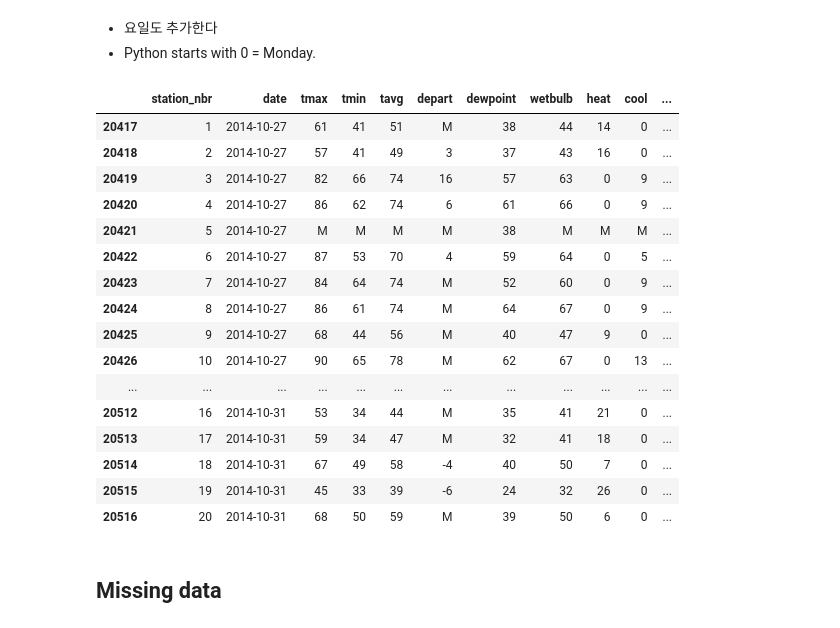
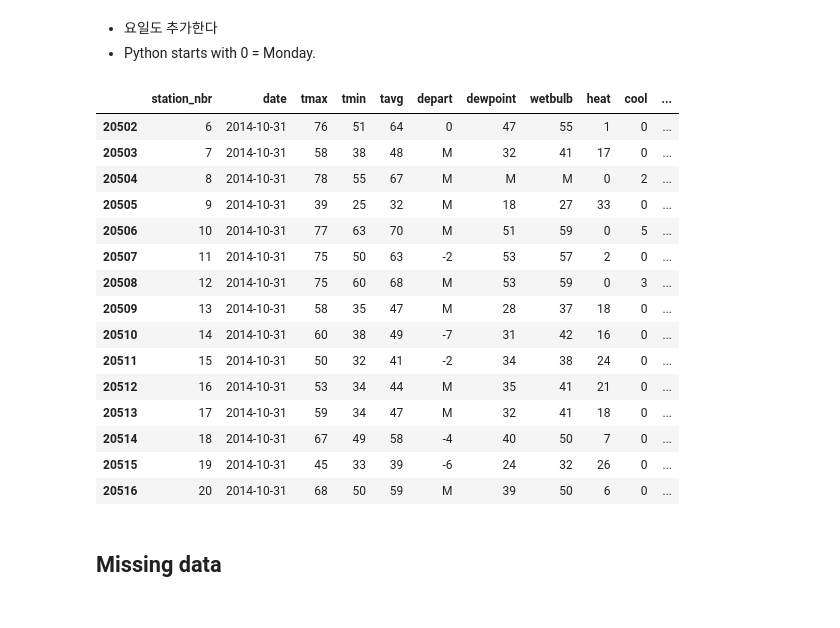
Before and after one commit to j-haaaaan/dss7_regproj1-walmart, a Jupyter notebook: EDA(Preprocessing).ipynb, the cells around one changed output. Saved outputs shown, nothing was run; the diff lists cells and outputs as text; code cells hidden in the pictures.

```diff
--- a/EDA(Preprocessing).ipynb
+++ b/EDA(Preprocessing).ipynb
@@ -121,20 +121,19 @@ for i in range(len(df_wal_weather)):
 # %%
 df_wal_weather['weekday'] = weekday
 # %%
-df_wal_weather.tail(100)
+df_wal_weather.tail(15)
 # %% [output]
 |  | station_nbr | date | tmax | tmin | tavg | depart | dewpoint | wetbulb | heat | cool | ... |
-| 20417 | 1 | 2014-10-27 | 61 | 41 | 51 | M | 38 | 44 | 14 | 0 | ... |
-| 20418 | 2 | 2014-10-27 | 57 | 41 | 49 | 3 | 37 | 43 | 16 | 0 | ... |
-| 20419 | 3 | 2014-10-27 | 82 | 66 | 74 | 16 | 57 | 63 | 0 | 9 | ... |
-| 20420 | 4 | 2014-10-27 | 86 | 62 | 74 | 6 | 61 | 66 | 0 | 9 | ... |
-| 20421 | 5 | 2014-10-27 | M | M | M | M | 38 | M | M | M | ... |
-| 20422 | 6 | 2014-10-27 | 87 | 53 | 70 | 4 | 59 | 64 | 0 | 5 | ... |
-| 20423 | 7 | 2014-10-27 | 84 | 64 | 74 | M | 52 | 60 | 0 | 9 | ... |
-| 20424 | 8 | 2014-10-27 | 86 | 61 | 74 | M | 64 | 67 | 0 | 9 | ... |
-| 20425 | 9 | 2014-10-27 | 68 | 44 | 56 | M | 40 | 47 | 9 | 0 | ... |
-| 20426 | 10 | 2014-10-27 | 90 | 65 | 78 | M | 62 | 67 | 0 | 13 | ... |
-| ... | ... | ... | ... | ... | ... | ... | ... | ... | ... | ... | ... |
+| 20502 | 6 | 2014-10-31 | 76 | 51 | 64 | 0 | 47 | 55 | 1 | 0 | ... |
+| 20503 | 7 | 2014-10-31 | 58 | 38 | 48 | M | 32 | 41 | 17 | 0 | ... |
+| 20504 | 8 | 2014-10-31 | 78 | 55 | 67 | M | M | M | 0 | 2 | ... |
+| 20505 | 9 | 2014-10-31 | 39 | 25 | 32 | M | 18 | 27 | 33 | 0 | ... |
+| 20506 | 10 | 2014-10-31 | 77 | 63 | 70 | M | 51 | 59 | 0 | 5 | ... |
+| 20507 | 11 | 2014-10-31 | 75 | 50 | 63 | -2 | 53 | 57 | 2 | 0 | ... |
+| 20508 | 12 | 2014-10-31 | 75 | 60 | 68 | M | 53 | 59 | 0 | 3 | ... |
+| 20509 | 13 | 2014-10-31 | 58 | 35 | 47 | M | 28 | 37 | 18 | 0 | ... |
+| 20510 | 14 | 2014-10-31 | 60 | 38 | 49 | -7 | 31 | 42 | 16 | 0 | ... |
+| 20511 | 15 | 2014-10-31 | 50 | 32 | 41 | -2 | 34 | 38 | 24 | 0 | ... |
 | 20512 | 16 | 2014-10-31 | 53 | 34 | 44 | M | 35 | 41 | 21 | 0 | ... |
 | 20513 | 17 | 2014-10-31 | 59 | 34 | 47 | M | 32 | 41 | 18 | 0 | ... |
 | 20514 | 18 | 2014-10-31 | 67 | 49 | 58 | -4 | 40 | 50 | 7 | 0 | ... |
```
Also changed, not shown: parts of 11 cells of this notebook.
